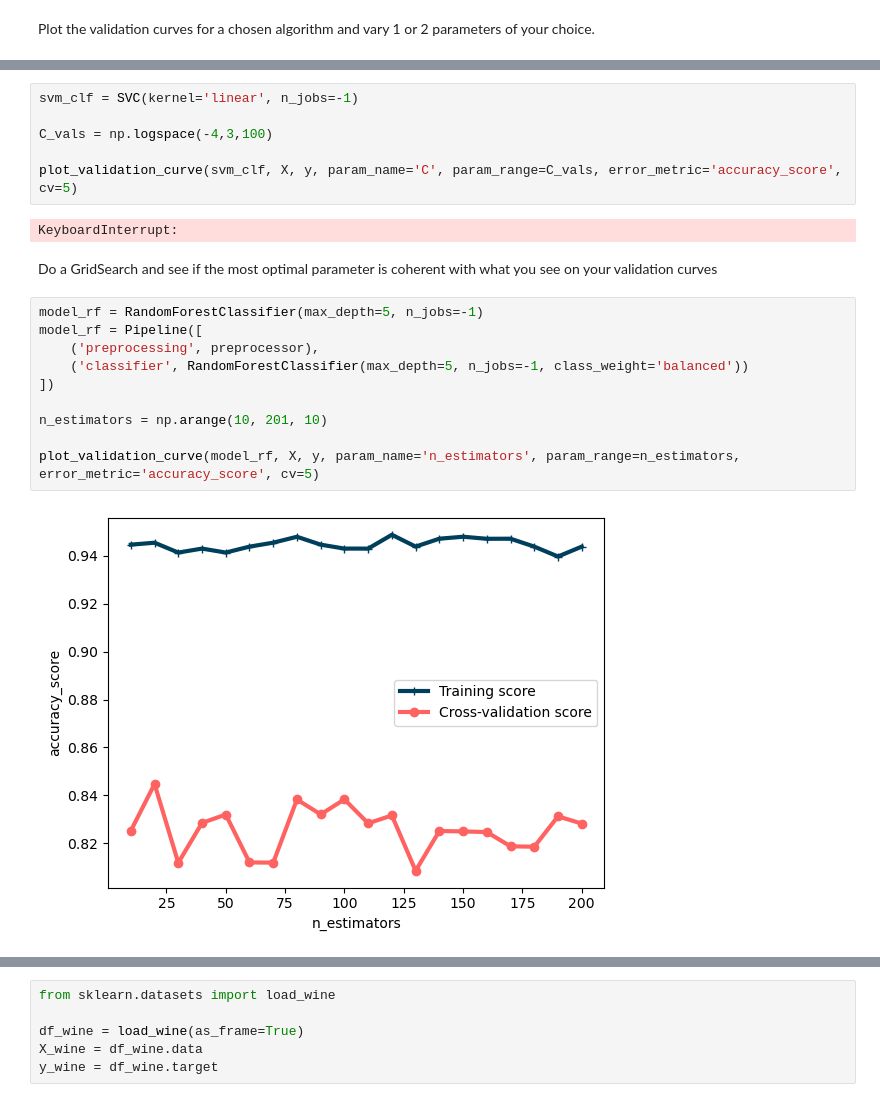
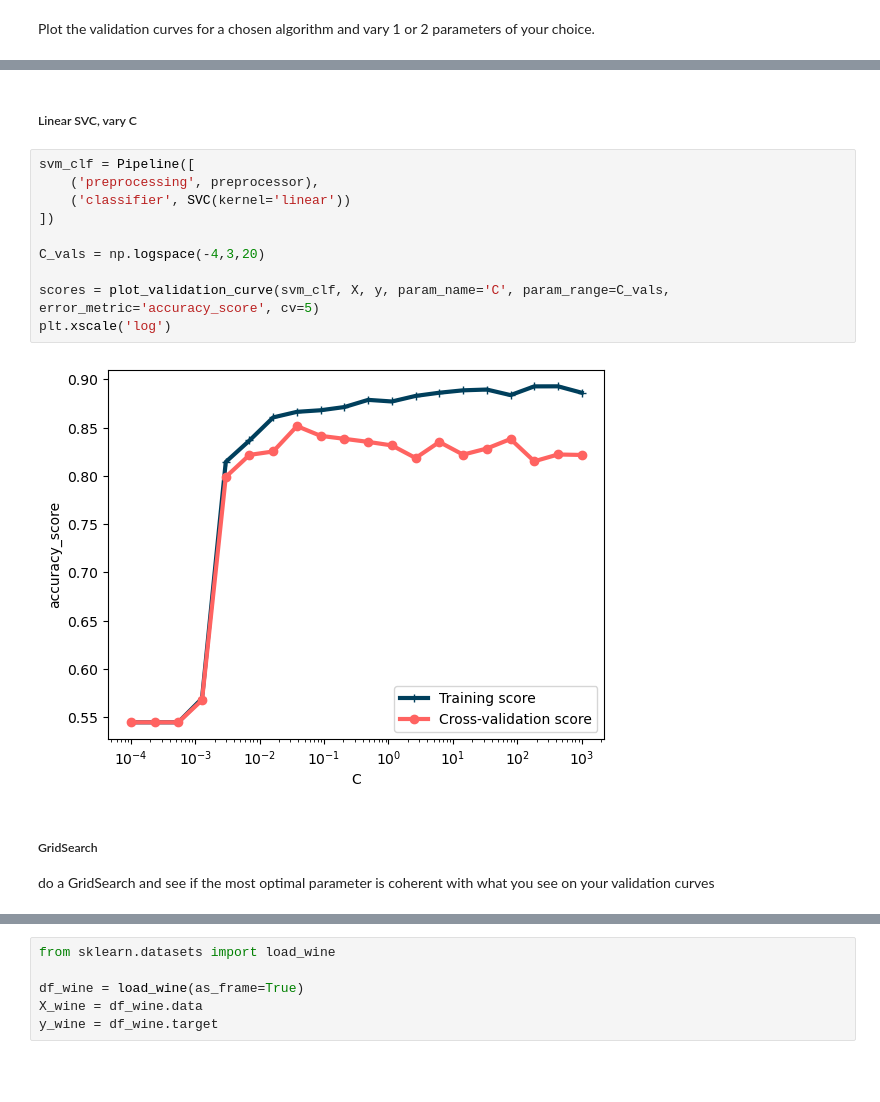
Before and after one commit to clarka34/12_machine_learning, a Jupyter notebook: ML3 - Implémentation Algo/ML3.1 - Algorithms Kit Eleve.ipynb, the cells around one changed output, grey strips where cells are left out. Cells and saved outputs as stored; diff of their text form; blank space fills up the shorter version.

```diff
--- a/ML3 - Implémentation Algo/ML3.1 - Algorithms Kit Eleve.ipynb
+++ b/ML3 - Implémentation Algo/ML3.1 - Algorithms Kit Eleve.ipynb
@@ -571,22 +580,17 @@ plot_validation_curve(model_rf, X, y, param_name='max_depth', param_range=max_de
+# %% [markdown]
+##### Linear SVC, vary C
 # %%
-svm_clf = SVC(kernel='linear', n_jobs=-1)
+svm_clf = Pipeline([
+    ('preprocessing', preprocessor),
+    ('classifier', SVC(kernel='linear'))
+])
 
-C_vals = np.logspace(-4,3,100)
+C_vals = np.logspace(-4,3,20)
 
-plot_validation_curve(svm_clf, X, y, param_name='C', param_range=C_vals, error_metric='accuracy_score', cv=5)
+scores = plot_validation_curve(svm_clf, X, y, param_name='C', param_range=C_vals, error_metric='accuracy_score', cv=5)
+plt.xscale('log')
 # %% [output]
-KeyboardInterrupt:
+[figure, added]
 # %% [markdown]
-Do a GridSearch and see if the most optimal parameter is coherent with what you see on your validation curves
+##### GridSearch
+do a GridSearch and see if the most optimal parameter is coherent with what you see on your validation curves
-# %%
-model_rf = RandomForestClassifier(max_depth=5, n_jobs=-1)
-model_rf = Pipeline([
-    ('preprocessing', preprocessor),
-    ('classifier', RandomForestClassifier(max_depth=5, n_jobs=-1, class_weight='balanced'))
-])
-
-n_estimators = np.arange(10, 201, 10)
-
-plot_validation_curve(model_rf, X, y, param_name='n_estimators', param_range=n_estimators, error_metric='accuracy_score', cv=5)
-# %% [output]
-[figure, removed]
```
Also changed, not shown: parts of 28 cells of this notebook, 21 other files.
